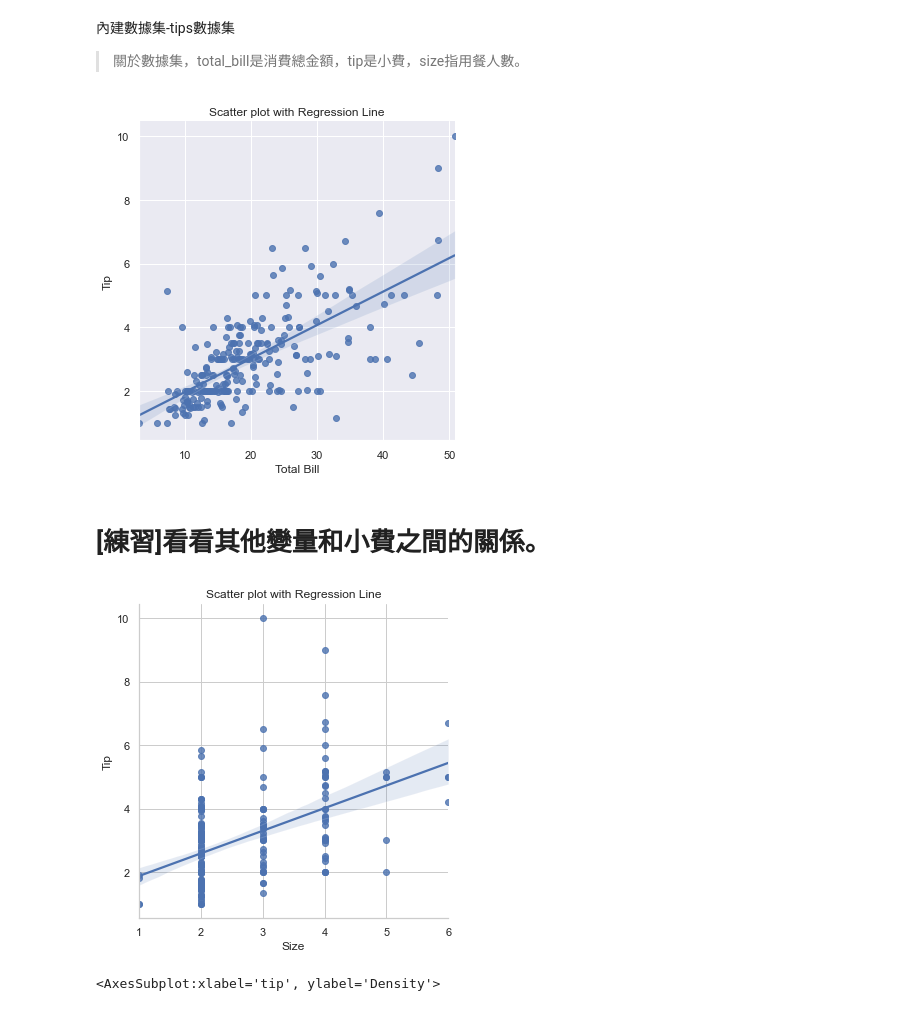
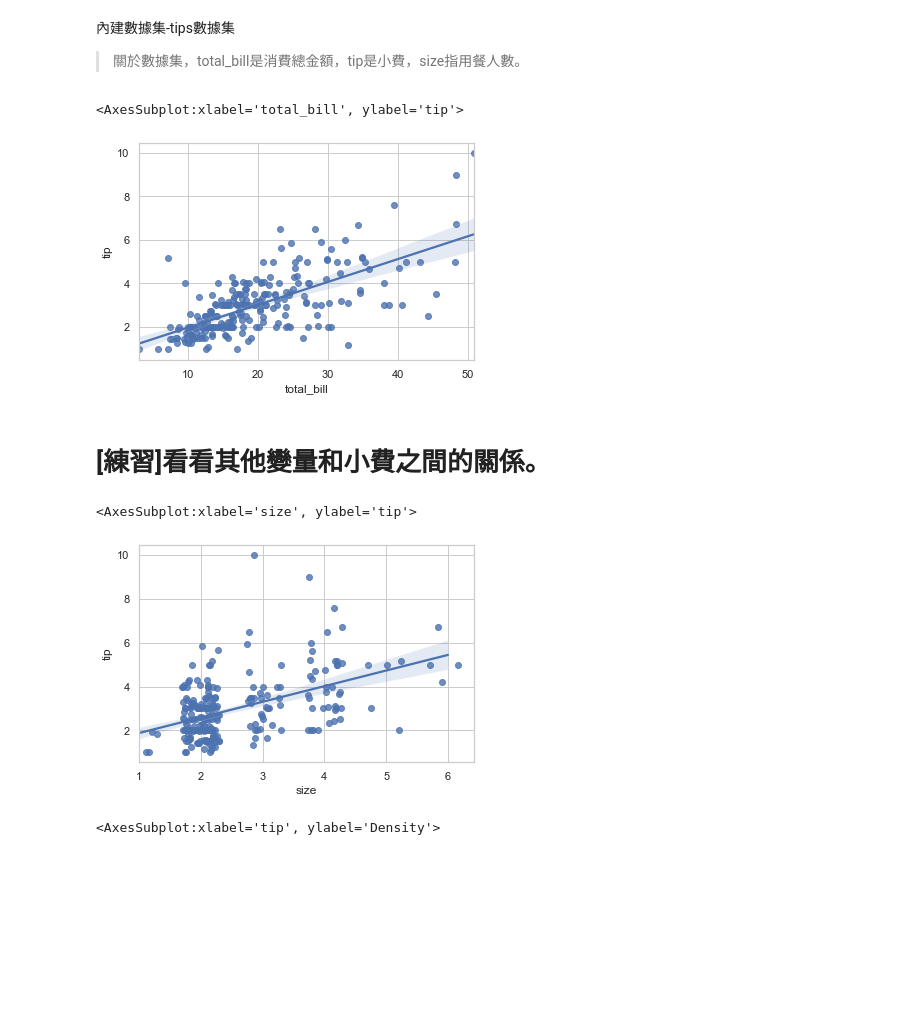
Before and after one commit to sean4520/IMLP388, a Jupyter notebook: 2.4.2_Seaborn數據視覺化.ipynb, the cells around one changed output. Cells and saved outputs as stored; diff of their text form; code cells hidden in the pictures; blank space fills up the shorter version.

```diff
--- a/2.4.2_Seaborn數據視覺化.ipynb
+++ b/2.4.2_Seaborn數據視覺化.ipynb
@@ -22,6 +22,6 @@ Load a dataset from the online repository (requires internet).<br>
 kws : dict, optional Passed to pandas.read_csv
 # %%
 import seaborn as sb
-df = sb.load_dataset('tips')
-print(df.head(3))
+tips = sb.load_dataset('tips')
+tips.head(3)
 # %% [output]
@@ -151,10 +126,18 @@ WAS  124179842.0
 # %%
 # 繪製直方圖
-plt.figure(figsize=(10, 8))
-plt.bar(result.index, result['season17_18'], color='b')
-plt.xlabel('Team')
-plt.ylabel('Total Salary')
-plt.title('NBA Team Total Salary in Season 17-18')
-plt.xticks(rotation=50)
-plt.show()
+salary_by_team = data.groupby(by='Tm').sum().reset_index()
+
+salary_by_team=salary_by_team.sort_values(by='season17_18',ascending=False)
+
+tm_top10=salary_by_team[1:10]
+
+tm=tm_top10['Tm']
+
+salary_sum=tm_top10['season17_18']
+
+sns.barplot(tm,salary_sum,data=tm_top10)
+
+sns.color_palette('hls',10)
+
+sns.set(style='whitegrid')
 # %% [output]
@@ -188,25 +184,17 @@ df.head(3)
 # %%
 # 繪製迴歸分析圖
 
-sns.lmplot(x='total_bill', y='tip', data=df)
-plt.xlabel('Total Bill')
-plt.ylabel('Tip')
-plt.title('Scatter plot with Regression Line')
-plt.show()
+sns.regplot(data=tips,x='total_bill',y='tip')
 # %% [output]
+<AxesSubplot:xlabel='total_bill', ylabel='tip'>
-[figure, old version]
+[figure, new version]
 # %% [markdown]
 # [練習]看看其他變量和小費之間的關係。
 # %%
-# 繪製迴歸分析圖
-sns.set(style="whitegrid", color_codes=True)
-sns.lmplot(x='size', y='tip', data=df)
-plt.xlabel('Size')
-plt.ylabel('Tip')
-plt.title('Scatter plot with Regression Line')
-plt.show()
+sns.regplot(data=tips,x='size',y='tip',x_jitter=0.3)
 # %% [output]
+<AxesSubplot:xlabel='size', ylabel='tip'>
-[figure, old version]
+[figure, new version]
 # %%
 #導入依賴包 %matplotlib inline
 import matplotlib.pyplot as plt
```
Also changed, not shown: parts of 39 cells of this notebook.
